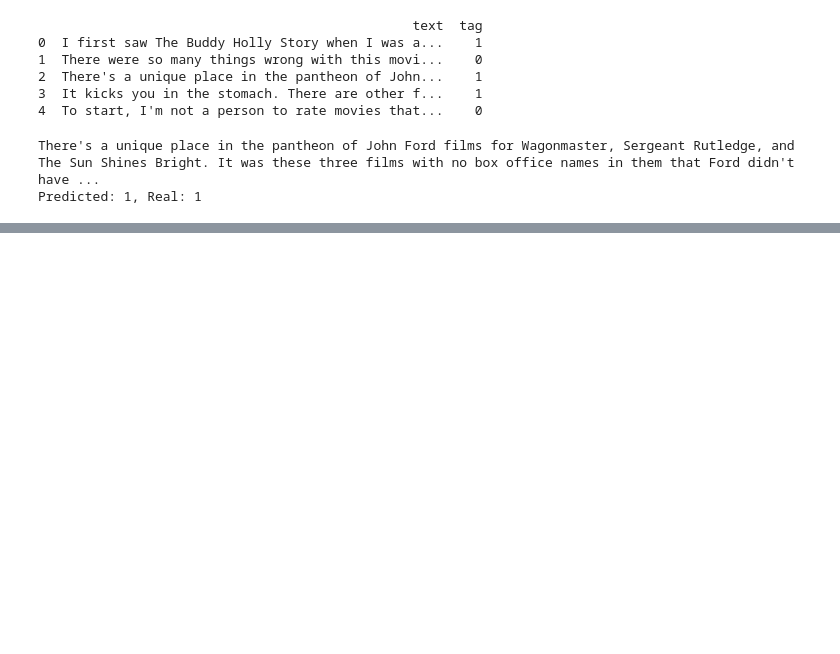
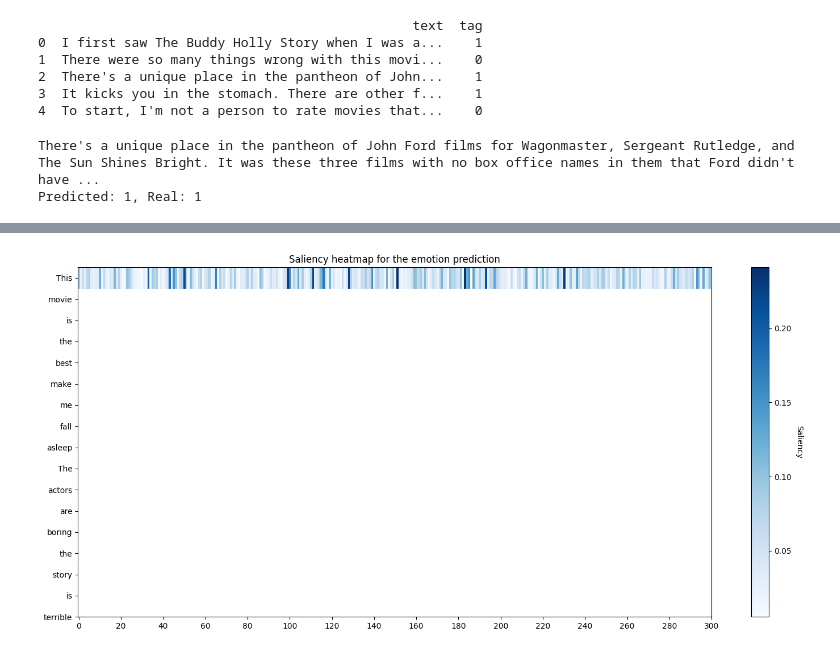
Before and after one commit to AsterisCrack/rnn_explainability, a Jupyter notebook: src/AgnosticModels/Saliency_Maps.ipynb, the cells around one changed output, grey strips where cells are left out. Drawn from its saved outputs; the diff is of its cells as text; code cells hidden in the pictures; blank space fills up the shorter version.

Commit message:
added a new marginal plot

```diff
--- a/src/AgnosticModels/Saliency_Maps.ipynb
+++ b/src/AgnosticModels/Saliency_Maps.ipynb
@@ -223,0 +224,6 @@ plot_sailency_map(saliency_list_module, sentence)
+# %%
+saliency_list_embedding = np.linalg.norm(saliency_list, axis=0)
+saliency_list_embedding = np.expand_dims(saliency_list_embedding, axis=0)
+plot_sailency_map(saliency_list_embedding, sentence)
+# %% [output]
+[figure, added]
```
Also changed, not shown: parts of 3 cells of this notebook.
